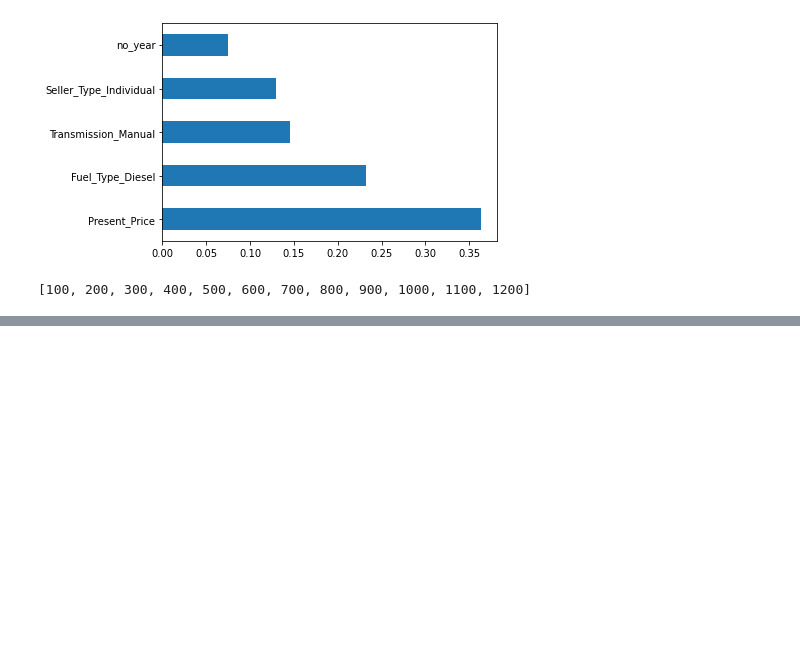
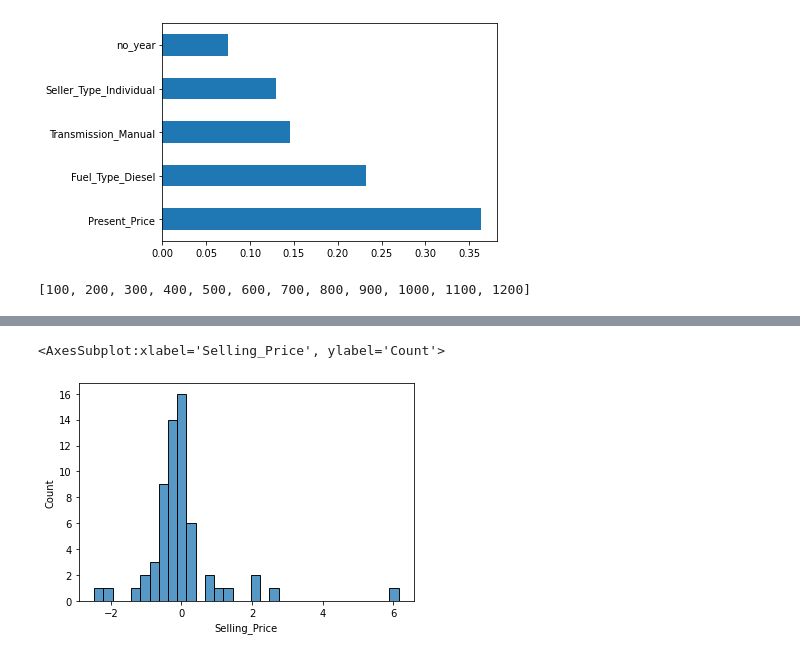
Before and after one commit to shihar73/car_price_prediction_model, a Jupyter notebook: Untitled.ipynb, the cells around one changed output, grey strips where cells are left out. Drawn from its saved outputs; the diff is of its cells as text; code cells hidden in the pictures; blank space fills up the shorter version.

```diff
--- a/Untitled.ipynb
+++ b/Untitled.ipynb
@@ -249,0 +319,5 @@ print(random_grid)
+# %%
+sbn.histplot(y_test-predictions)
+# %% [output]
+<AxesSubplot:xlabel='Selling_Price', ylabel='Count'>
+[figure, added]
```
Also changed, not shown: parts of 12 cells of this notebook, 1 other file.
